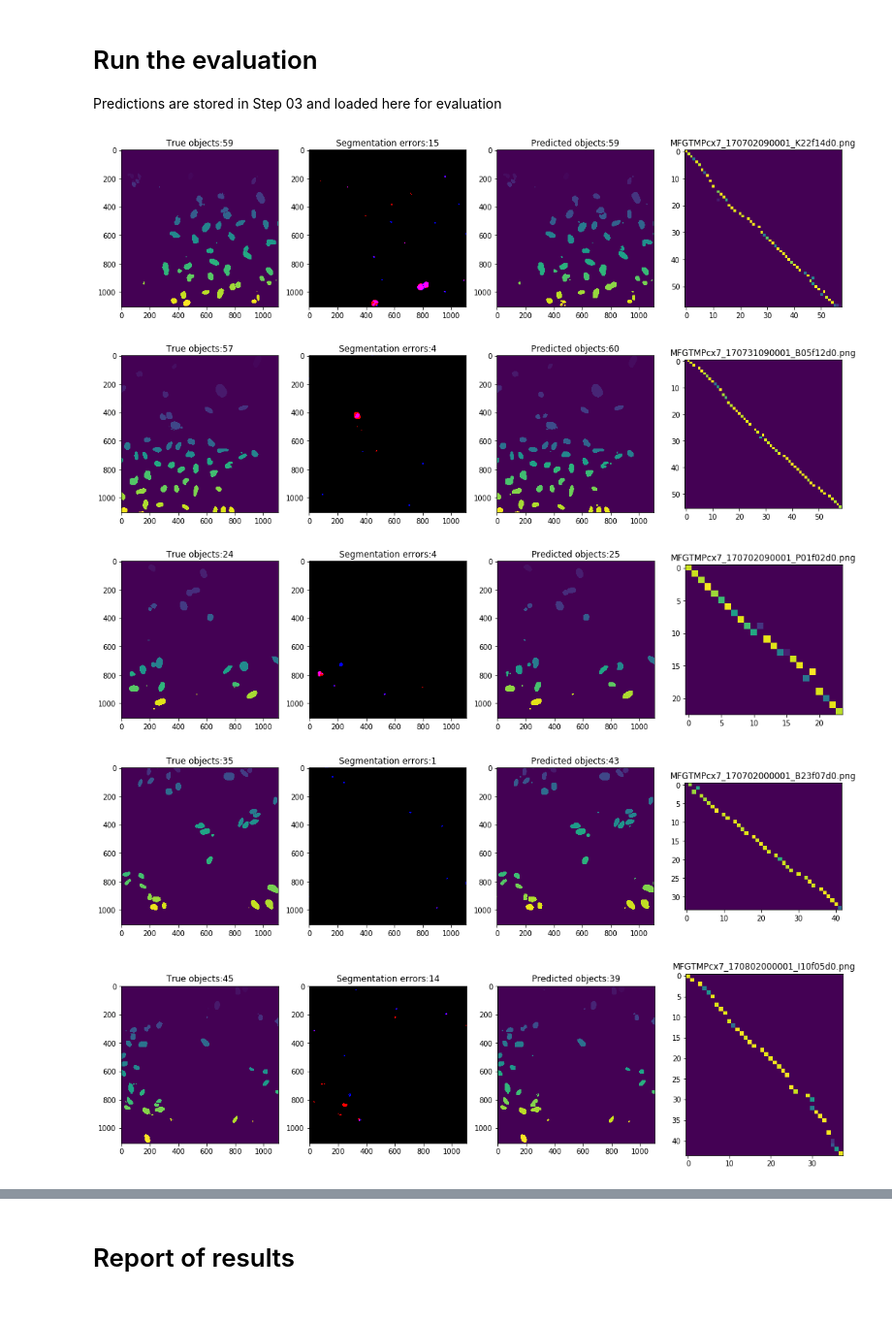
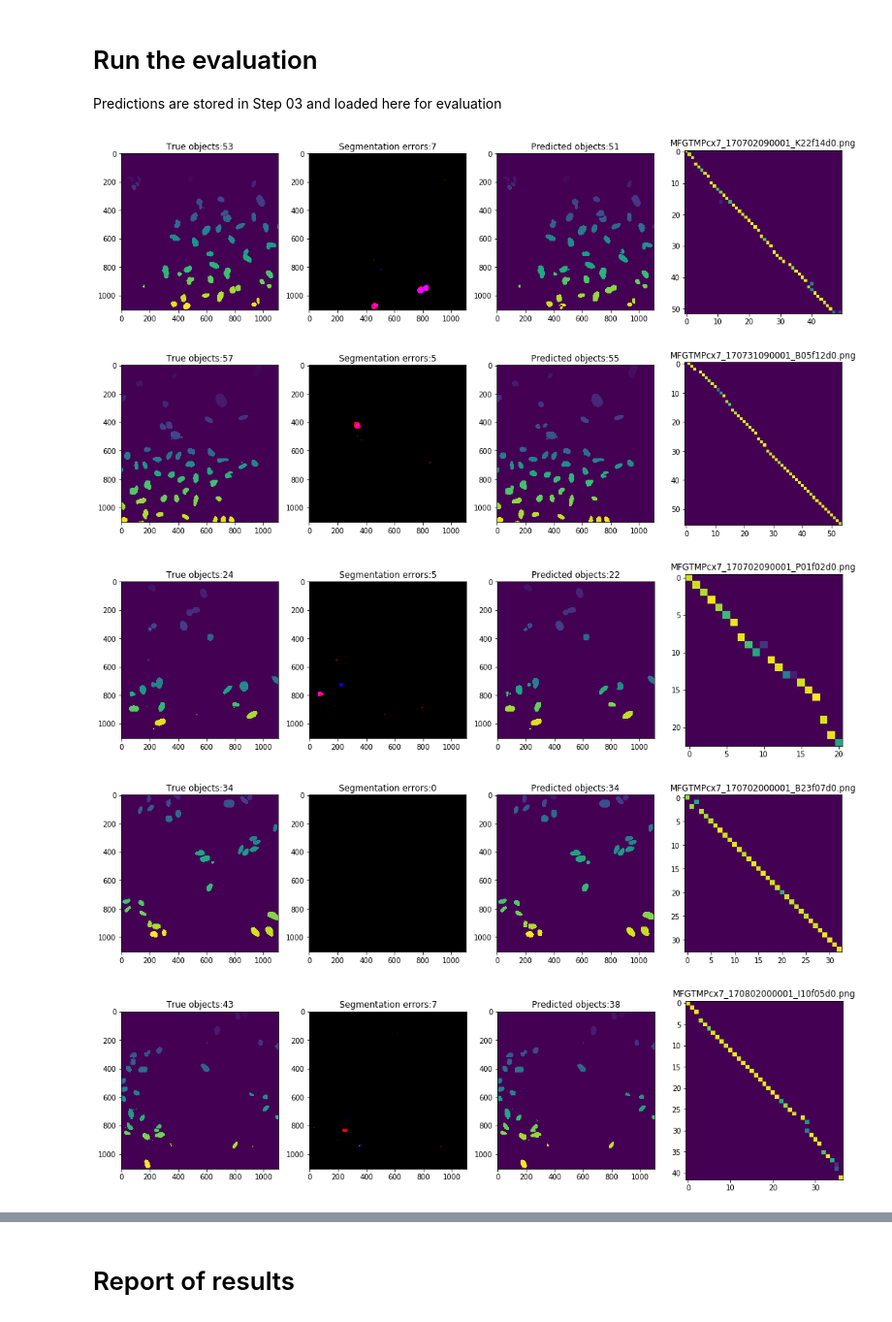
Before and after one commit to Aitslab/imageanalysis, a Jupyter notebook: Malou_dir/model2.2-evaluation.ipynb, the cells around one changed output, grey strips where cells are left out. Shown: that part at 97% size. Saved outputs shown, nothing was run; the diff lists cells and outputs as text; code cells hidden in the pictures.

```diff
--- a/Malou_dir/model2.2-evaluation.ipynb
+++ b/Malou_dir/model2.2-evaluation.ipynb
@@ -170,7 +140,7 @@ for image_name in all_images:
 
     ground_truth = np.argmax(ground_truth * [1, 1, 1], -1)
 
-    ground_truth = pred_to_label(ground_truth, config_vars["cell_min_size"])
+    ground_truth = utils.metrics.pred_to_label(ground_truth, config_vars["cell_min_size"])
     # Transform to label matrix
     #ground_truth = skimage.morphology.label(ground_truth)
 
@@ -190,35 +160,35 @@ for image_name in all_images:
     ground_truth = skimage.segmentation.relabel_sequential(ground_truth)[0] #[30:-30,30:-30])[0]
     prediction = skimage.segmentation.relabel_sequential(prediction)[0] #[30:-30,30:-30])[0]
 
     # Compute evaluation metrics
     results = utils.evaluation.compute_af1_results(
         ground_truth,
         prediction,
         results,
         image_name
     )
 
     false_negatives = utils.evaluation.get_false_negatives(
         ground_truth,
         prediction,
         false_negatives,
         image_name
     )
 
     splits_merges = utils.evaluation.get_splits_and_merges(
         ground_truth,
         prediction,
         splits_merges,
         image_name
     )
 
     # Display an example image
     #if image_name == all_images[0]:
     if index < 11:
         show(ground_truth, prediction, image_name=image_name)
 # %% [output]
-[figure, old version]
+[figure, new version]
-[figure, old version]
+[figure, new version]
-[figure, old version]
+[figure, new version]
-[figure, old version]
+[figure, new version]
-[figure, old version]
+[figure, new version]
```
Also changed, not shown: parts of 9 cells of this notebook, 5 other files.
